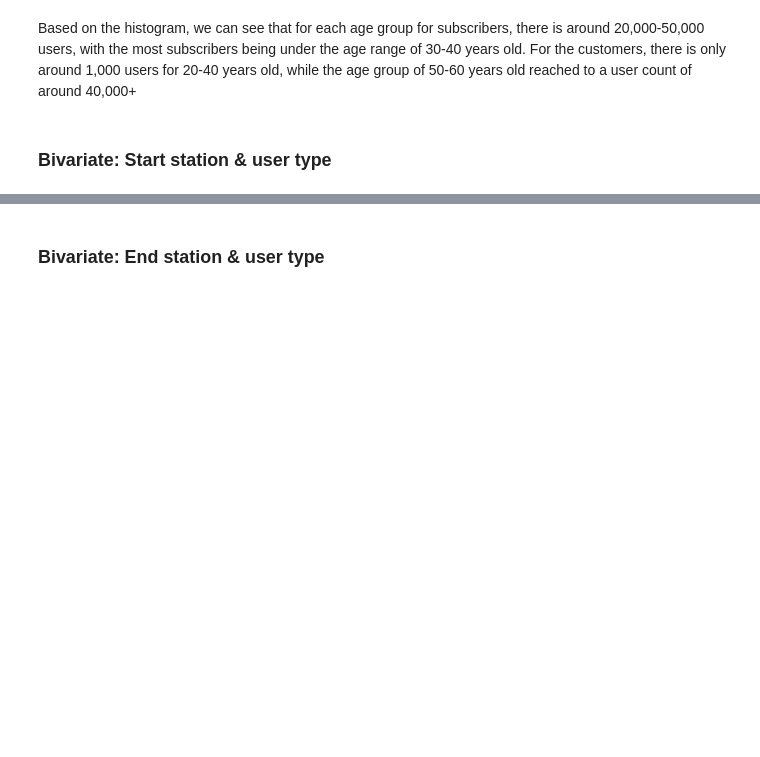
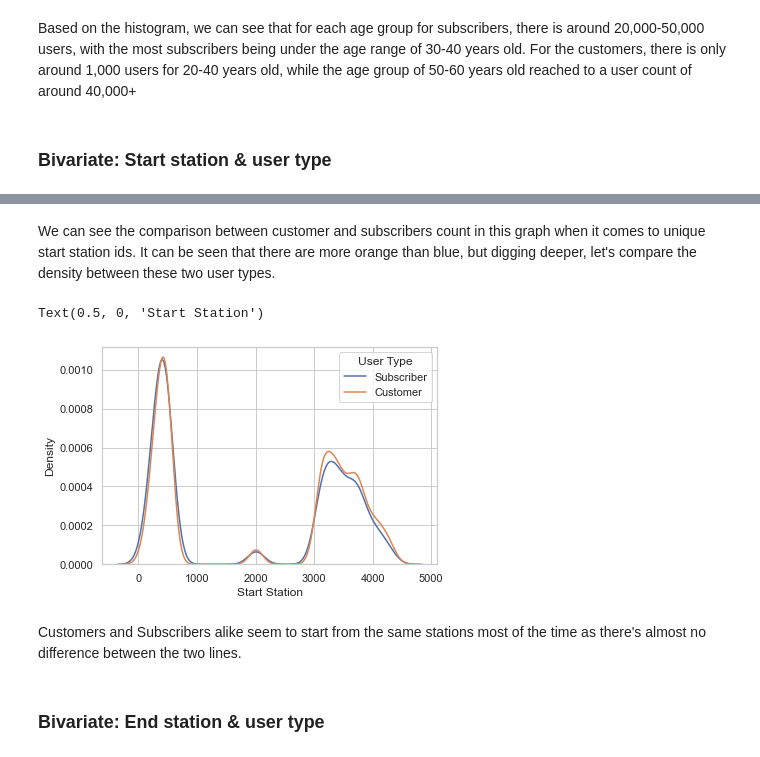
Before and after one commit to mcbsanchez/Trifacta-DATAPRE, a Jupyter notebook: 06 - EDA Exercise/Exercise 1 - 06 - EDA.ipynb, the cells around one changed output, grey strips where cells are left out. Drawn from its saved outputs; the diff is of its cells as text; code cells hidden in the pictures; blank space fills up the shorter version.

```diff
--- a/06 - EDA Exercise/Exercise 1 - 06 - EDA.ipynb
+++ b/06 - EDA Exercise/Exercise 1 - 06 - EDA.ipynb
@@ -613,2 +640,18 @@ Based on the histogram, we can see that for each age group for subscribers, ther
+# %% [markdown]
+We can see the comparison between customer and subscribers count in this graph when it comes to unique start station ids. It can be seen that there are more orange than blue, but digging deeper, let's compare the density between these two user types.
+# %%
+users = ["Subscriber", "Customer"]
+for u in users:
+    subset = data[data['usertype'] == u]
+
+    sns.distplot(subset['start station id'], hist = False, kde = True, label = u)
+
+plt.legend(title = "User Type")
+plt.xlabel("Start Station")
+# %% [output]
+Text(0.5, 0, 'Start Station')
+[figure, added]
+# %% [markdown]
+Customers and Subscribers alike seem to start from the same stations most of the time as there's almost no difference between the two lines.
 # %% [markdown]
 ### Bivariate: End station & user type
```
Also changed, not shown: parts of 37 cells of this notebook.
